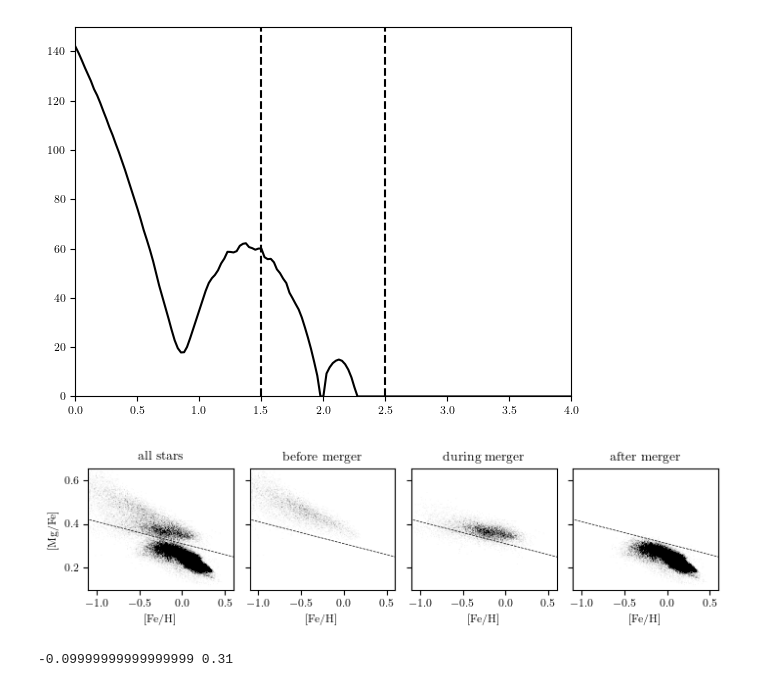
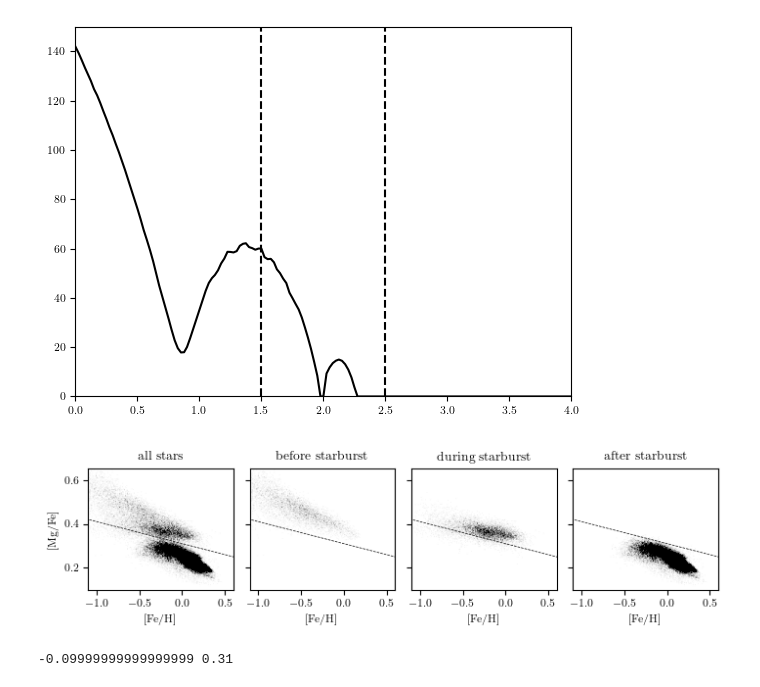
Before and after one commit to gusbeane/GSEgas, a Jupyter notebook: plots/before_after/before_after.ipynb, the cells around one changed output. Drawn from its saved outputs; the diff is of its cells as text; code cells hidden in the pictures.

Commit message:
Update before_after

```diff
--- a/plots/before_after/before_after.ipynb
+++ b/plots/before_after/before_after.ipynb
@@ -140,37 +140,37 @@ for ax,tbound in zip(axs, tbounds):
 
     im = ax.imshow(H.T, origin='lower', extent=[logFeH_lim[0],  logFeH_lim[1],
                                                 logMgFe_lim[0], logMgFe_lim[1]],
                     cmap='Greys', vmin=0, vmax=3e5)
     # ax.contour(grid_FeH, grid_MgFe, H.T)
 
     ax.set(xlim=logFeH_lim, ylim=logMgFe_lim)
     ax.set(xlabel=r'$[\textrm{Fe}/\textrm{H}]$')
     ax.set(aspect='auto')
 
     m = -0.15/1.5
     b = 0.31
     xlist = np.linspace(-3, 3, 1000)
     ylist = m*xlist + b
     ax.plot(xlist, ylist, c='k', ls='dashed', lw=0.5)
 
 axs[0].set(ylabel=r'$[\textrm{Mg}/\textrm{Fe}]$')
 
 axs[0].set_title(r'$\textrm{all stars}$')
-axs[1].set_title(r'$\textrm{before merger}$')
-axs[2].set_title(r'$\textrm{during merger}$')
-axs[3].set_title(r'$\textrm{after merger}$')
+axs[1].set_title(r'$\textrm{before starburst}$')
+axs[2].set_title(r'$\textrm{during starburst}$')
+axs[3].set_title(r'$\textrm{after starburst}$')
 
 key = np.logical_and(keybool, tform < tmerge[0])
 H, _, _, _ = binned_statistic_2d(logFeH[key], logMgFe[key],
                                  np.ones(np.sum(key))/dFeH/dMgFe,
                                  statistic='sum', bins=[FeH_bins, MgFe_bins])
 
 fig.tight_layout()
 fig.savefig('before_after.pdf')
 
 plt.show()
 # %% [output]
-[figure, old version]
+[figure, new version]
 # %%
 print(m, b)
 # %% [output]
```
Also changed, not shown: 1 other file.
